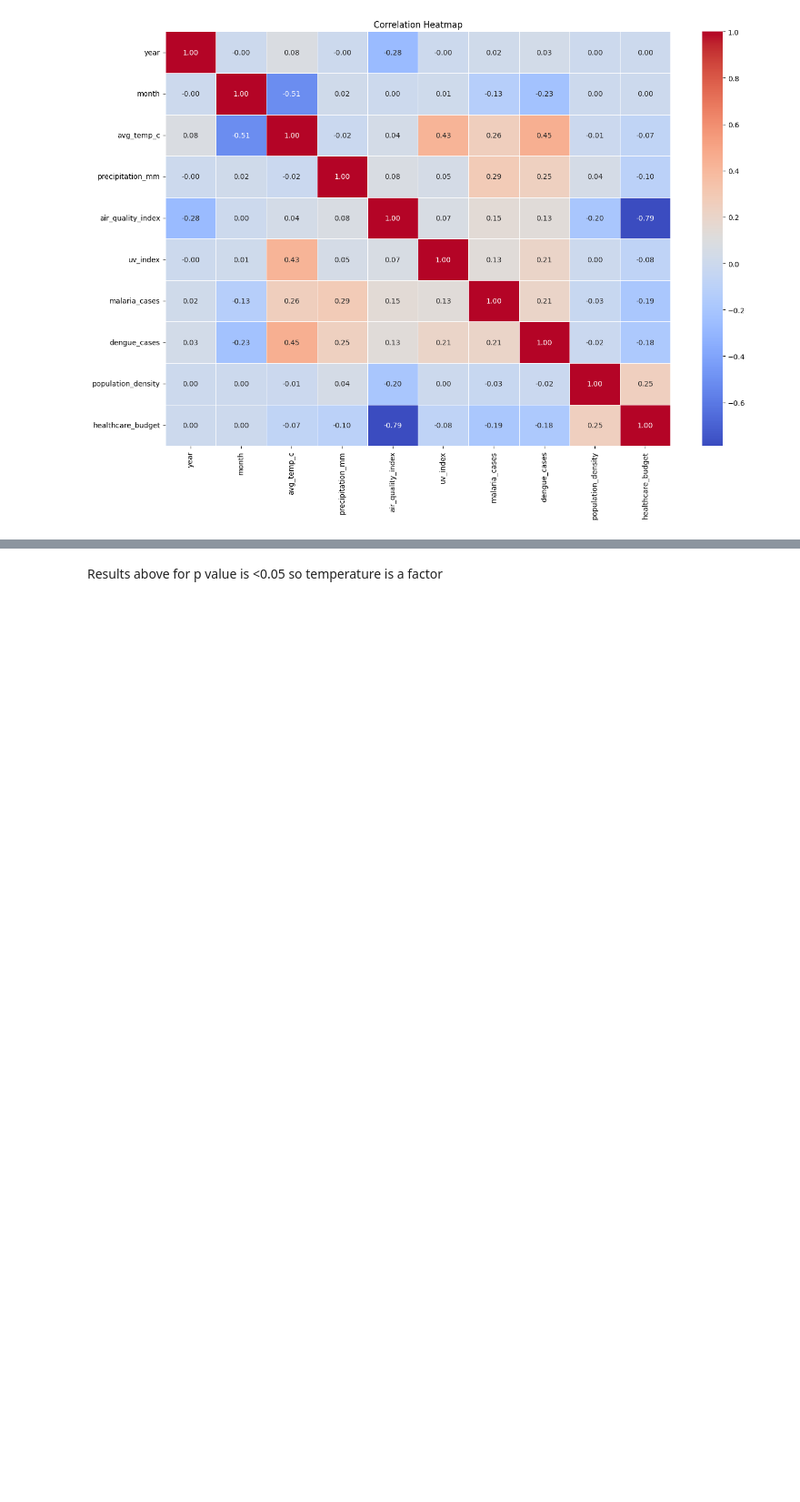
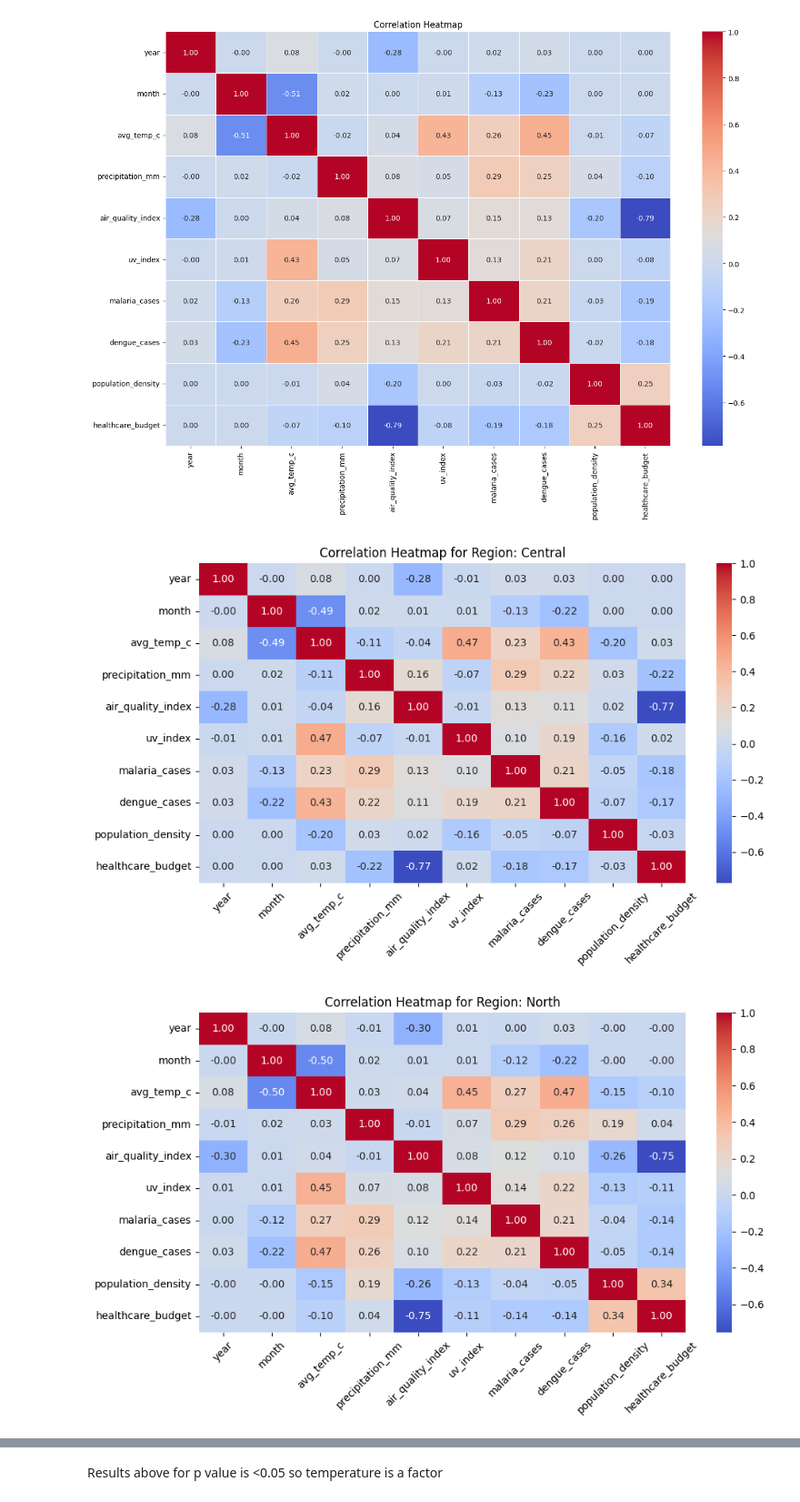
Before and after one commit to Zunuoh/Dengue-Fever-Prediction, a Jupyter notebook: New_Dengue_Prediction.ipynb, the cells around one changed output, grey strips where cells are left out. Shown at 91% size. Saved outputs shown, nothing was run; the diff lists cells and outputs as text; code cells hidden in the pictures; blank space fills up the shorter version.

```diff
--- a/New_Dengue_Prediction.ipynb
+++ b/New_Dengue_Prediction.ipynb
@@ -251,3 +253,35 @@ plt.tight_layout()
 plt.show()
 # %% [output]
 [figure]
+# %%
+import seaborn as sns
+import matplotlib.pyplot as plt
+
+# Make sure 'region' exists in your dataframe
+if 'region' in df.columns:
+
+    regions = df['region'].unique()
+
+    for region in regions:
+        region_df = df[df['region'] == region]
+
+        # Optional: drop non-numeric columns
+        numeric_cols = region_df.select_dtypes(include=['float64', 'int64'])
+
+        # Compute correlation matrix
+        corr_matrix = numeric_cols.corr()
+
+        # Plot heatmap
+        plt.figure(figsize=(10, 6))
+        sns.heatmap(corr_matrix, annot=True, fmt=".2f", cmap='coolwarm', cbar=True)
+        plt.title(f'Correlation Heatmap for Region: {region}')
+        plt.xticks(rotation=45)
+        plt.yticks(rotation=0)
+        plt.tight_layout()
+        plt.show()
+
+else:
+    print("The column 'region' is not found in the dataframe.")
+# %% [output]
+[figure, added]
+[figure, added]
```
Also changed, not shown: parts of 28 cells of this notebook.
